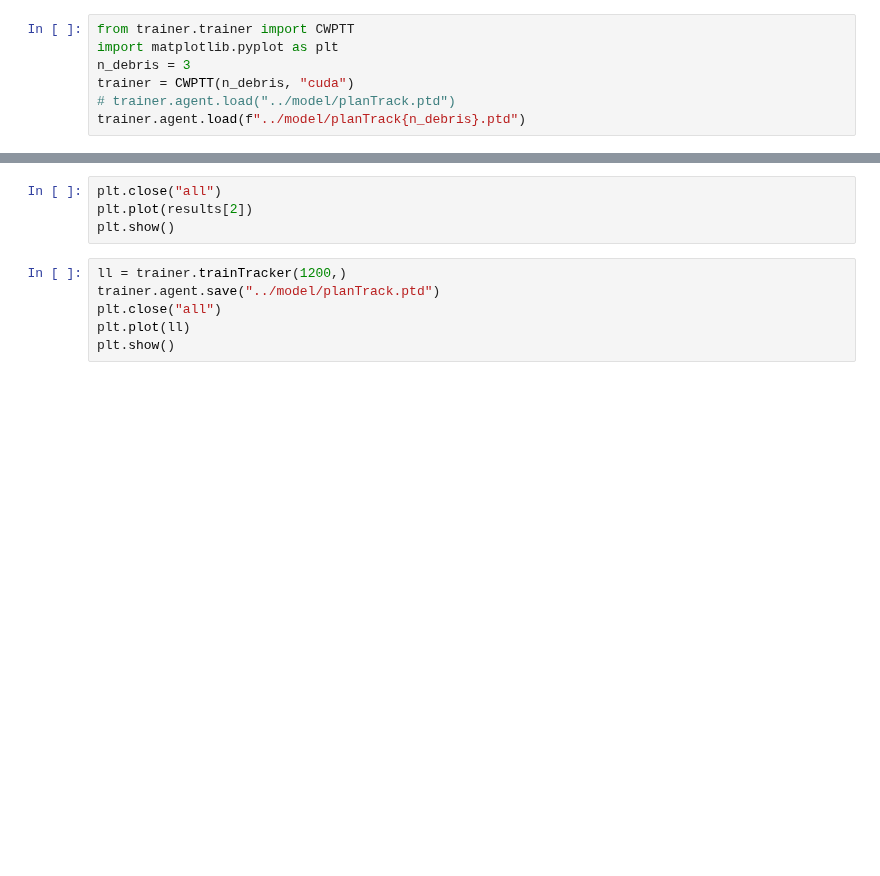
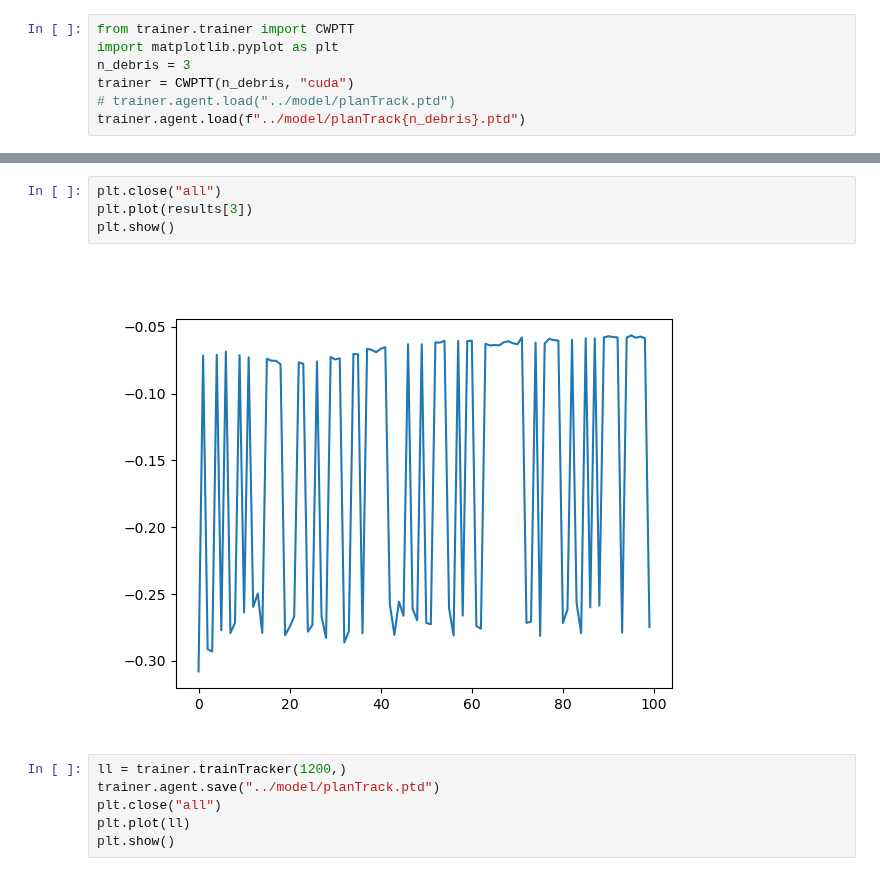
Before and after one commit to liziyao99/multi-debris-avoidance, a Jupyter notebook: test2.ipynb, the cells around one changed output, grey strips where cells are left out. Drawn from its saved outputs; the diff is of its cells as text; blank space fills up the shorter version.

```diff
--- a/test2.ipynb
+++ b/test2.ipynb
@@ -13,8 +13,10 @@ results = trainer.trainUnity(3600, epoch=1, batch_size=128)
 [interactive output not drawn]
 # %%
 plt.close("all")
-plt.plot(results[2])
+plt.plot(results[3])
 plt.show()
+# %% [output]
+[figure, added]
 # %%
 ll = trainer.trainTracker(1200,)
 trainer.agent.save("../model/planTrack.ptd")
```
Also changed, not shown: parts of 3 cells of this notebook, 2 other files.
